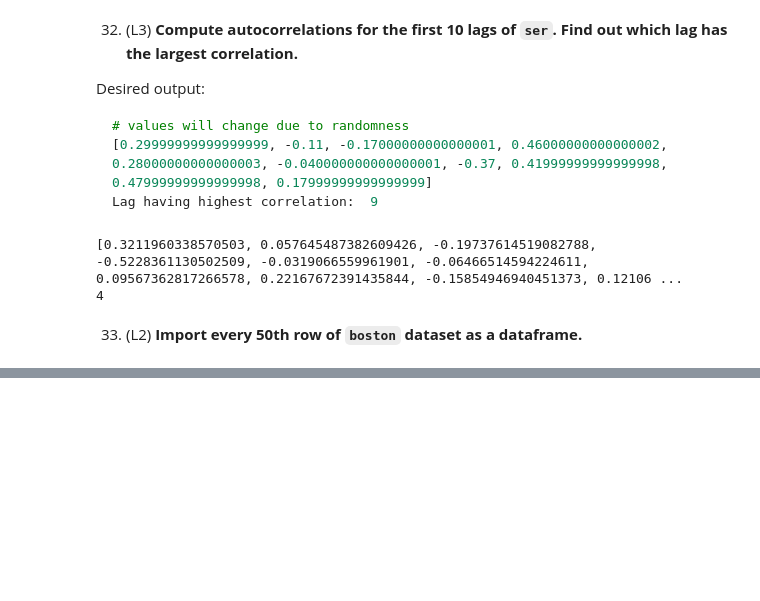
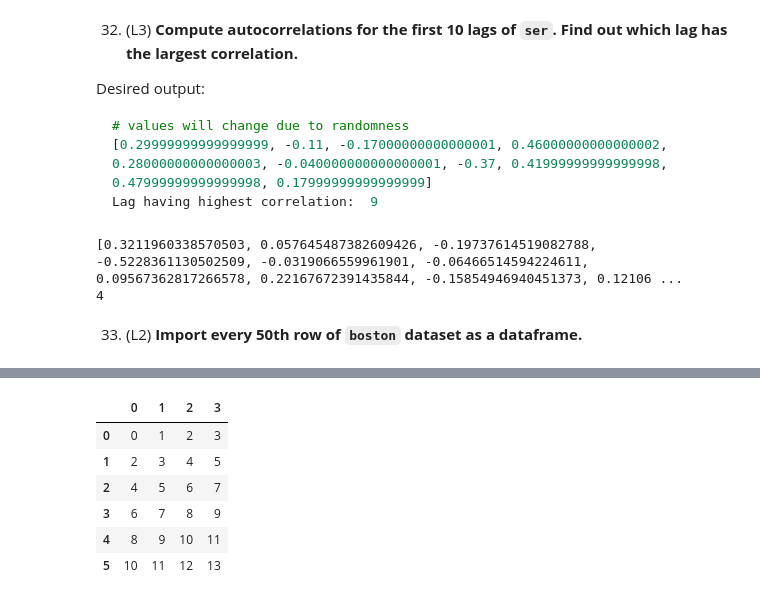
Before and after one commit to kamilrybacki/MLToolsExercises, a Jupyter notebook: content/pandas101.ipynb, the cells around one changed output, grey strips where cells are left out. Cells and saved outputs as stored; diff of their text form; code cells hidden in the pictures; blank space fills up the shorter version.

```diff
--- a/content/pandas101.ipynb
+++ b/content/pandas101.ipynb
@@ -701,0 +754,26 @@ print(autocorrelations.copy().abs().argmax() + 1)
+# %%
+# Input
+
+L = pd.Series(range(15))
+
+window_width = 4
+stride_jump = 2
+
+pd.DataFrame(
+np.array(
+    [
+        L[stride_jump*stride:(stride_jump*stride+window_width)]
+        for stride in range(int((len(L)-window_width)/stride_jump) + 1)
+    ]
+    ).reshape(
+        (-1, window_width)
+    )
+)
+# %% [output]
+|  | 0 | 1 | 2 | 3 |
+| 0 | 0 | 1 | 2 | 3 |
+| 1 | 2 | 3 | 4 | 5 |
+| 2 | 4 | 5 | 6 | 7 |
+| 3 | 6 | 7 | 8 | 9 |
+| 4 | 8 | 9 | 10 | 11 |
+| 5 | 10 | 11 | 12 | 13 |
```
Also changed, not shown: parts of 8 cells of this notebook.
